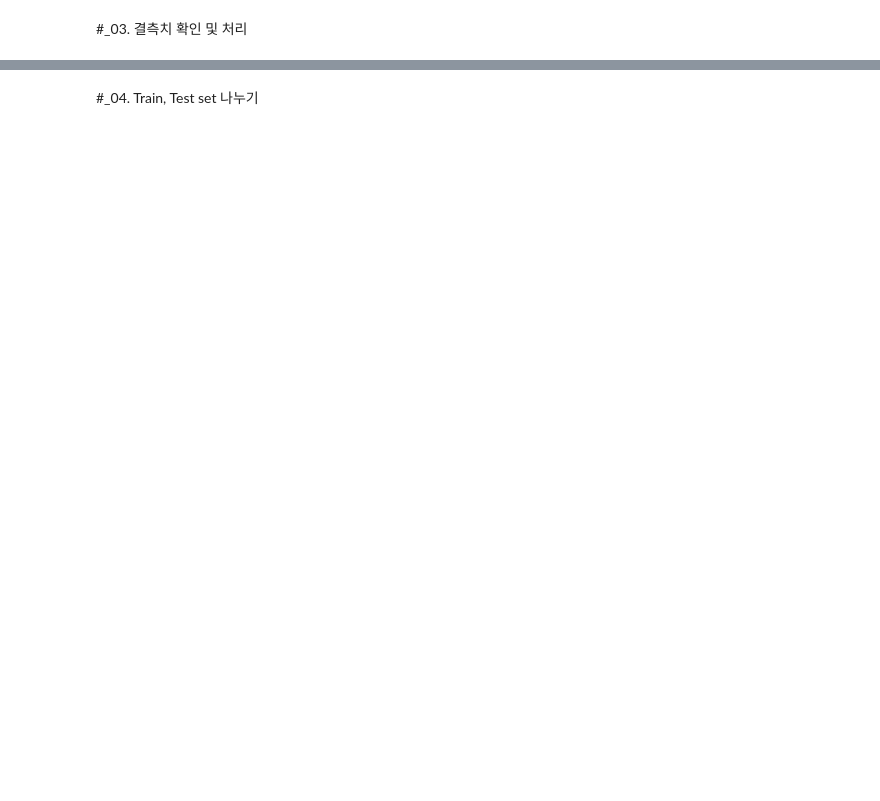
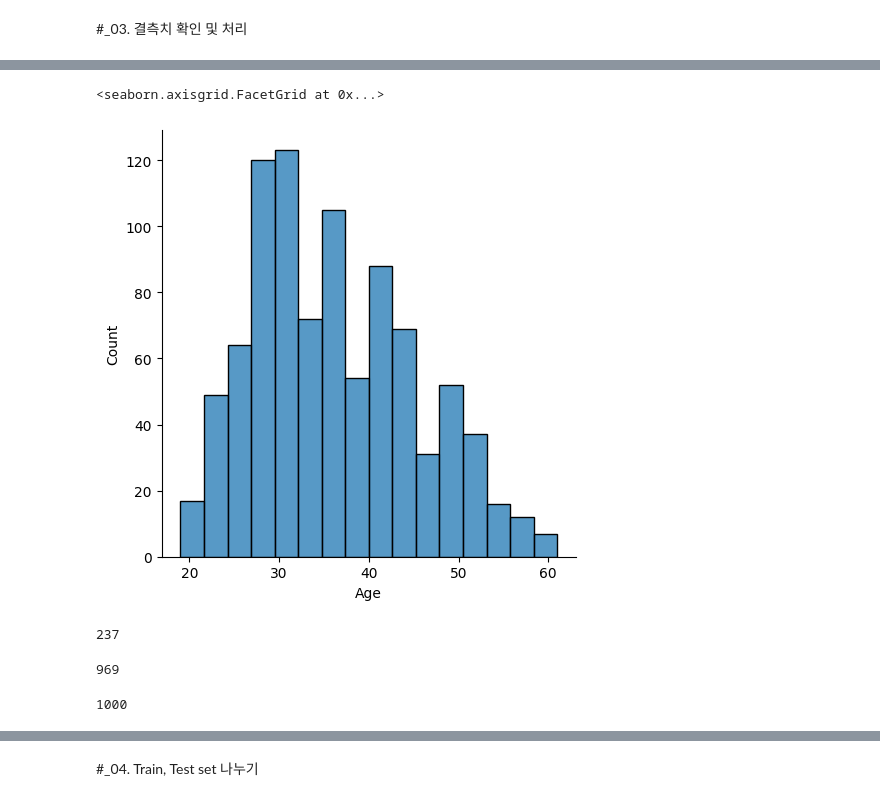
Before and after one commit to Nayoung-young/lec-ecommerce, a Jupyter notebook: ch03_logistic_regression.ipynb, the cells around one changed output, grey strips where cells are left out. Drawn from its saved outputs; the diff is of its cells as text; code cells hidden in the pictures; blank space fills up the shorter version.

```diff
--- a/ch03_logistic_regression.ipynb
+++ b/ch03_logistic_regression.ipynb
@@ -20,0 +72,18 @@ data.head(10)
+# %%
+sns.displot(data['Age']) # 이 정도는 처리 안해줘도 ok
+# %% [output]
+<seaborn.axisgrid.FacetGrid at 0x...>
+[figure, added]
+# %%
+data['Country'].nunique()
+# %% [output]
+237
+# %%
+data['City'].nunique()
+# %% [output]
+969
+# %%
+data['Ad Topic Line'].nunique() # 각 Ad line이 모두 다름
+# 지금 단계에서 이것은 활용 X
+# %% [output]
+1000
```
Also changed, not shown: parts of 29 cells of this notebook.
